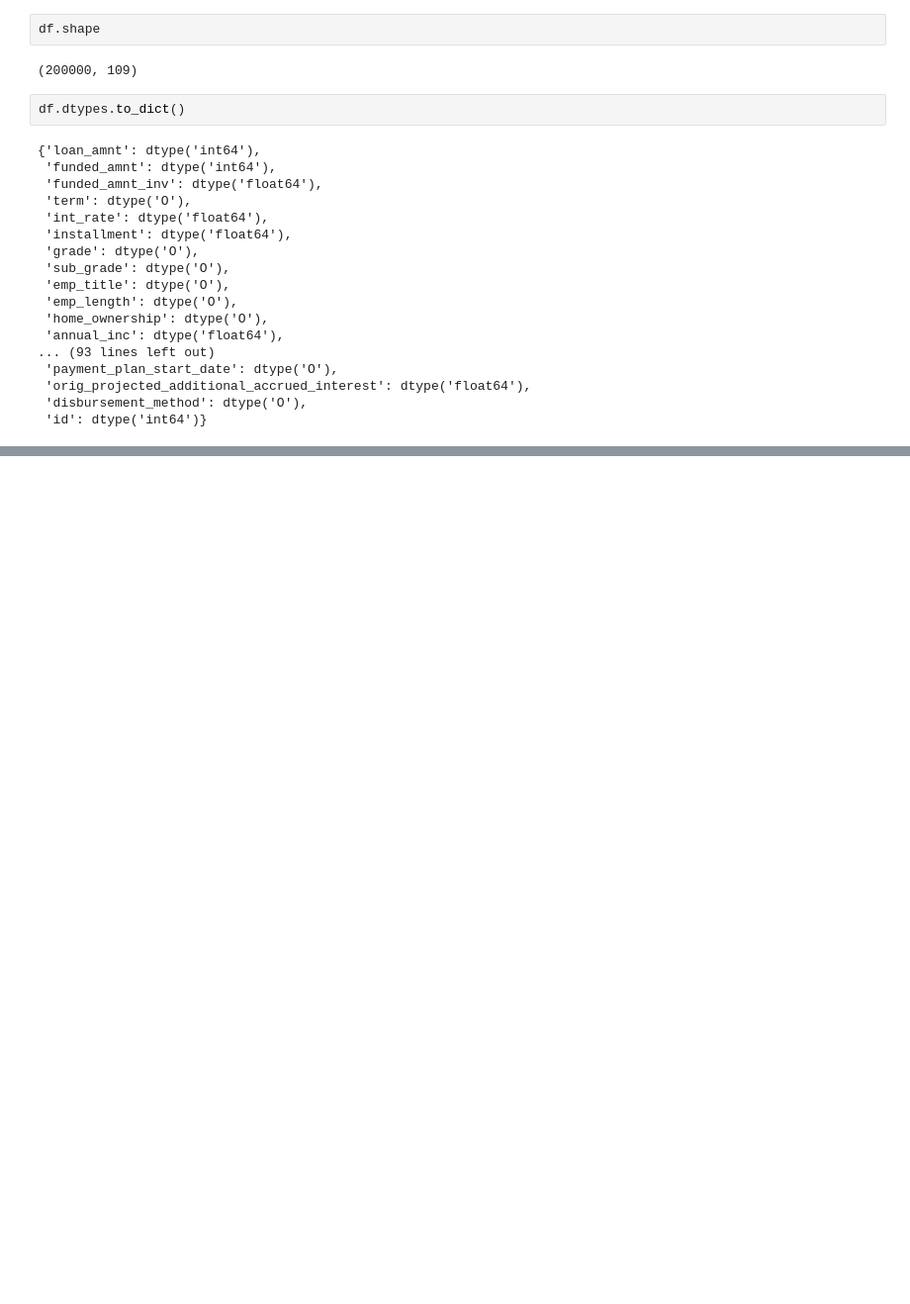
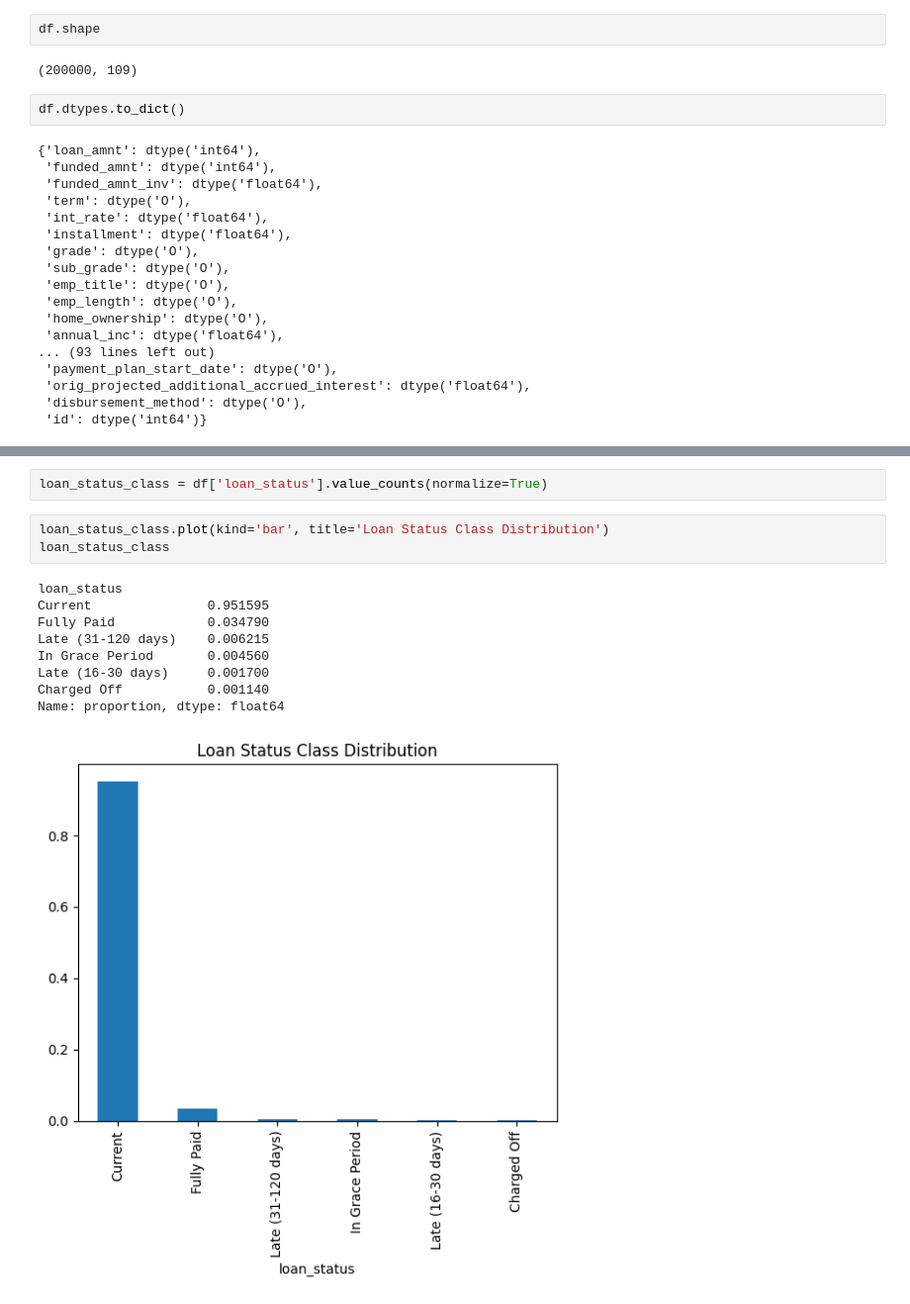
Before and after one commit to OlixIgnacious/loan-default-ml, a Jupyter notebook: notebooks/01_eda.ipynb, the cells around one changed output, grey strips where cells are left out. Shown at 99% size. Drawn from its saved outputs; the diff is of its cells as text; blank space fills up the shorter version.

```diff
--- a/notebooks/01_eda.ipynb
+++ b/notebooks/01_eda.ipynb
@@ -79,0 +93,15 @@ df.dtypes.to_dict()
+# %%
+loan_status_class = df['loan_status'].value_counts(normalize=True)
+# %%
+loan_status_class.plot(kind='bar', title='Loan Status Class Distribution')
+loan_status_class
+# %% [output]
+loan_status
+Current               0.951595
+Fully Paid            0.034790
+Late (31-120 days)    0.006215
+In Grace Period       0.004560
+Late (16-30 days)     0.001700
+Charged Off           0.001140
+Name: proportion, dtype: float64
+[figure, added]
```
Also changed, not shown: parts of 3 cells of this notebook.
